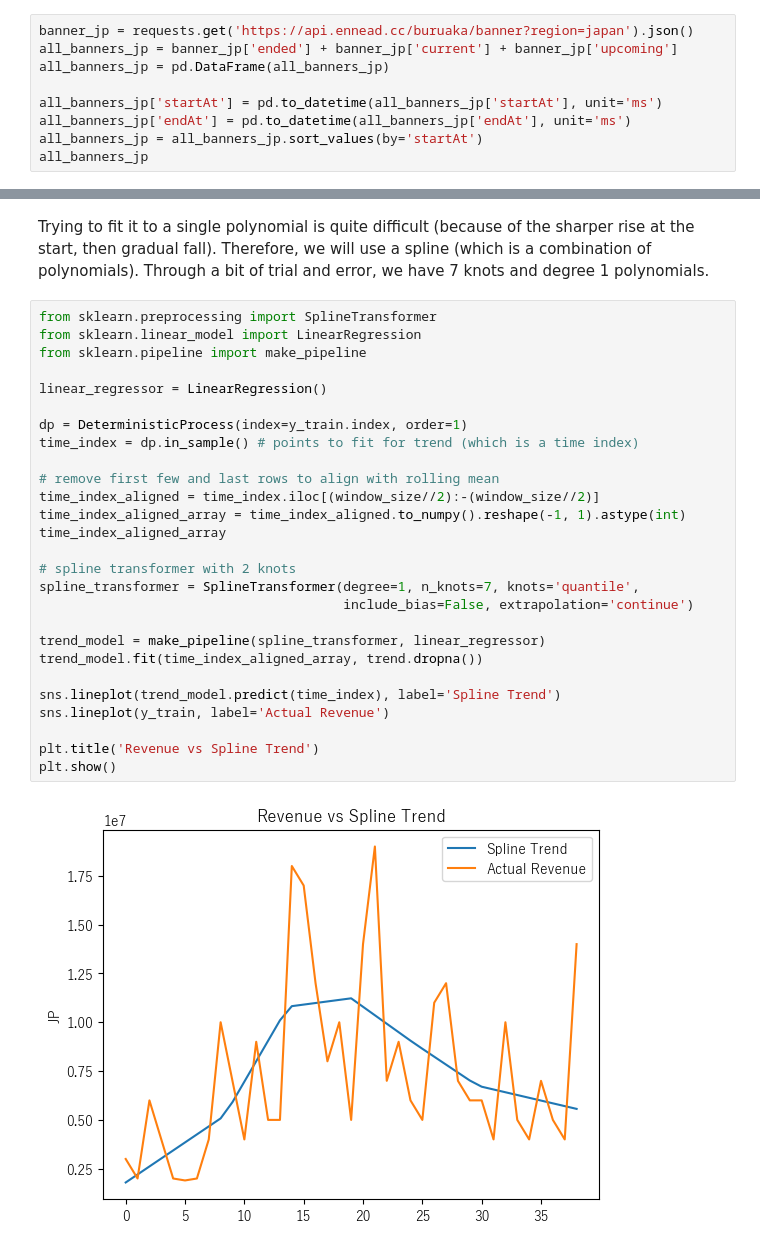
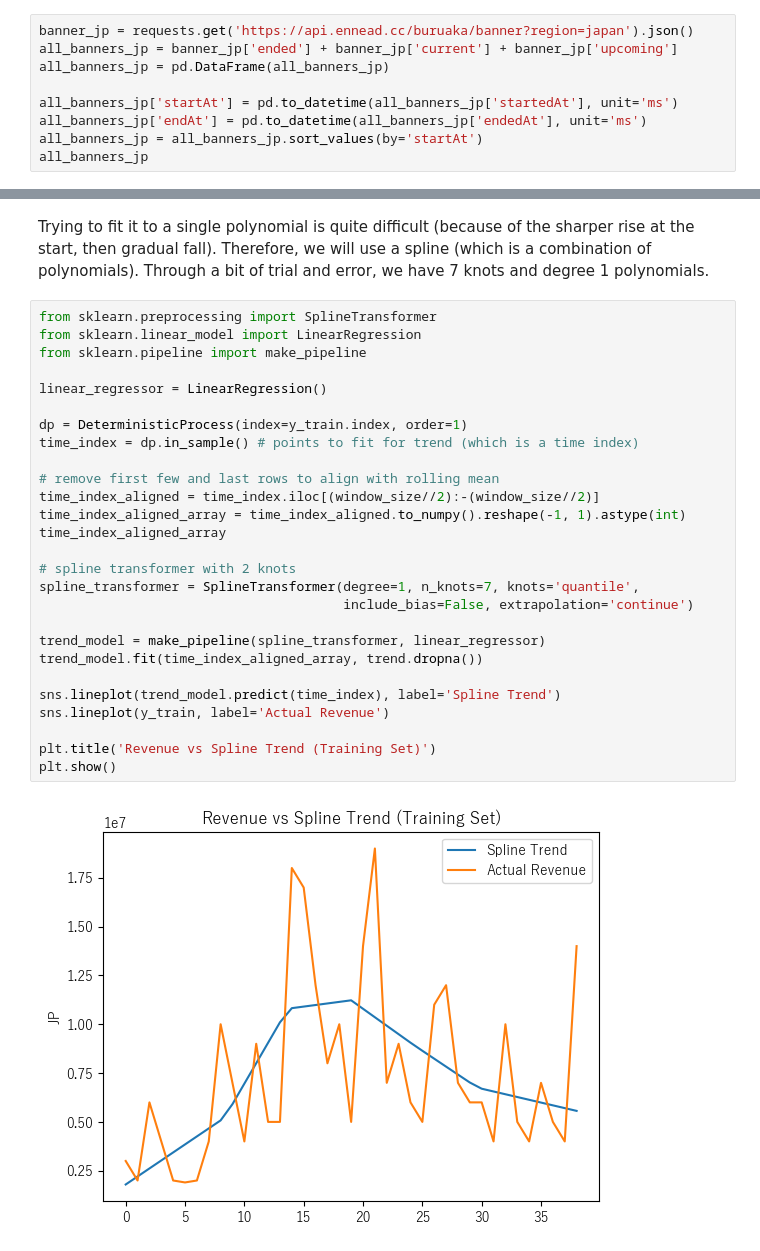
Before and after one commit to willowisp01/blue-archive-forecasting, a Jupyter notebook: analysis.ipynb, the cells around one changed output, grey strips where cells are left out. Drawn from its saved outputs; the diff is of its cells as text.

```diff
--- a/analysis.ipynb
+++ b/analysis.ipynb
@@ -65,8 +65,8 @@ banner_jp = requests.get('https://api.ennead.cc/buruaka/banner?region=japan').js
 all_banners_jp = banner_jp['ended'] + banner_jp['current'] + banner_jp['upcoming']
 all_banners_jp = pd.DataFrame(all_banners_jp)
 
-all_banners_jp['startAt'] = pd.to_datetime(all_banners_jp['startAt'], unit='ms')
-all_banners_jp['endAt'] = pd.to_datetime(all_banners_jp['endAt'], unit='ms')
+all_banners_jp['startAt'] = pd.to_datetime(all_banners_jp['startedAt'], unit='ms')
+all_banners_jp['endAt'] = pd.to_datetime(all_banners_jp['endedAt'], unit='ms')
 all_banners_jp = all_banners_jp.sort_values(by='startAt')
 all_banners_jp
 # %% [output]
@@ -1148,29 +1150,29 @@ Trying to fit it to a single polynomial is quite difficult (because of the sharp
 # %%
 from sklearn.preprocessing import SplineTransformer
 from sklearn.linear_model import LinearRegression
 from sklearn.pipeline import make_pipeline
 
 linear_regressor = LinearRegression()
 
 dp = DeterministicProcess(index=y_train.index, order=1)
 time_index = dp.in_sample() # points to fit for trend (which is a time index)
 
 # remove first few and last rows to align with rolling mean
 time_index_aligned = time_index.iloc[(window_size//2):-(window_size//2)]
 time_index_aligned_array = time_index_aligned.to_numpy().reshape(-1, 1).astype(int)
 time_index_aligned_array
 
 # spline transformer with 2 knots
 spline_transformer = SplineTransformer(degree=1, n_knots=7, knots='quantile',
                                        include_bias=False, extrapolation='continue')
 
 trend_model = make_pipeline(spline_transformer, linear_regressor)
 trend_model.fit(time_index_aligned_array, trend.dropna())
 
 sns.lineplot(trend_model.predict(time_index), label='Spline Trend')
 sns.lineplot(y_train, label='Actual Revenue')
 
-plt.title('Revenue vs Spline Trend')
+plt.title('Revenue vs Spline Trend (Training Set)')
 plt.show()
 # %% [output]
-[figure, old version]
+[figure, new version]
```
Also changed, not shown: parts of 30 cells of this notebook.
